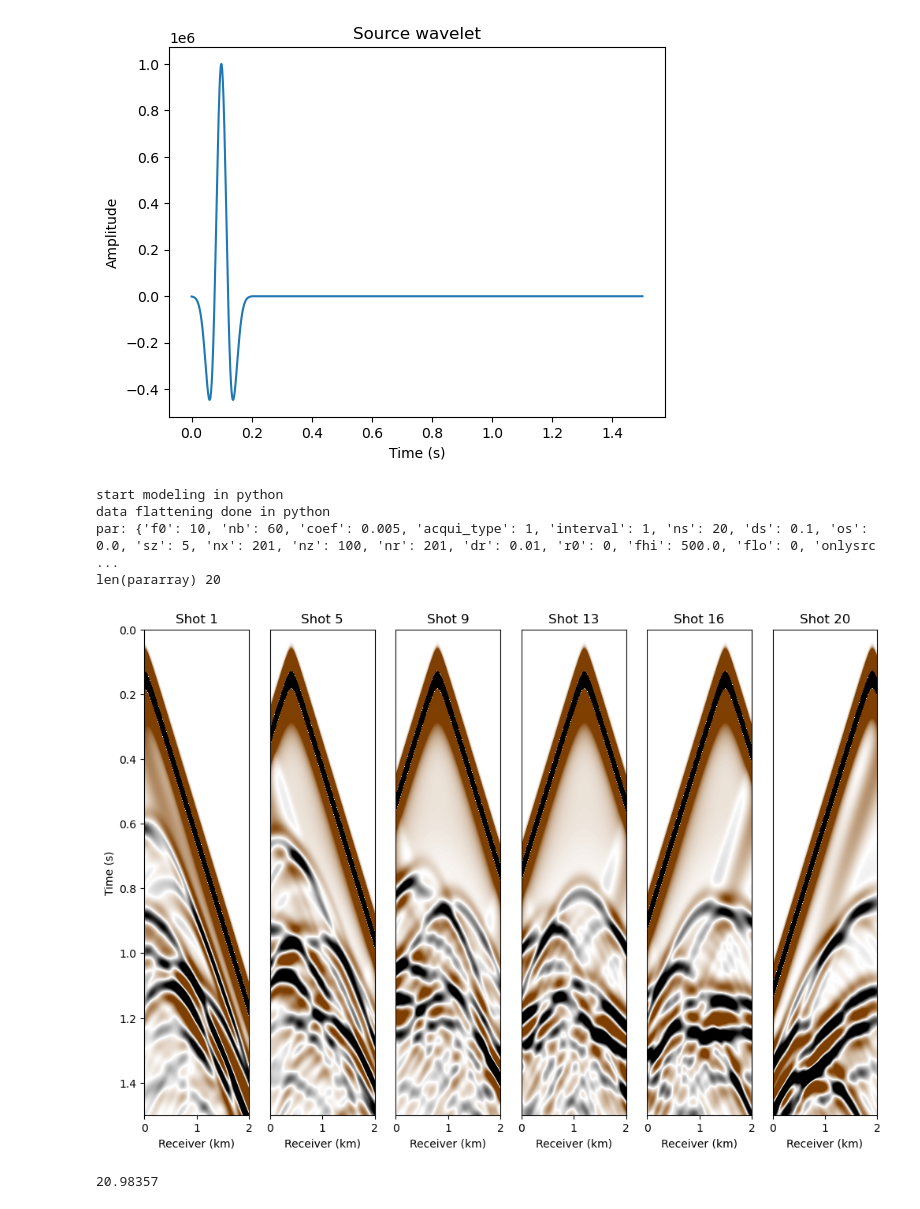
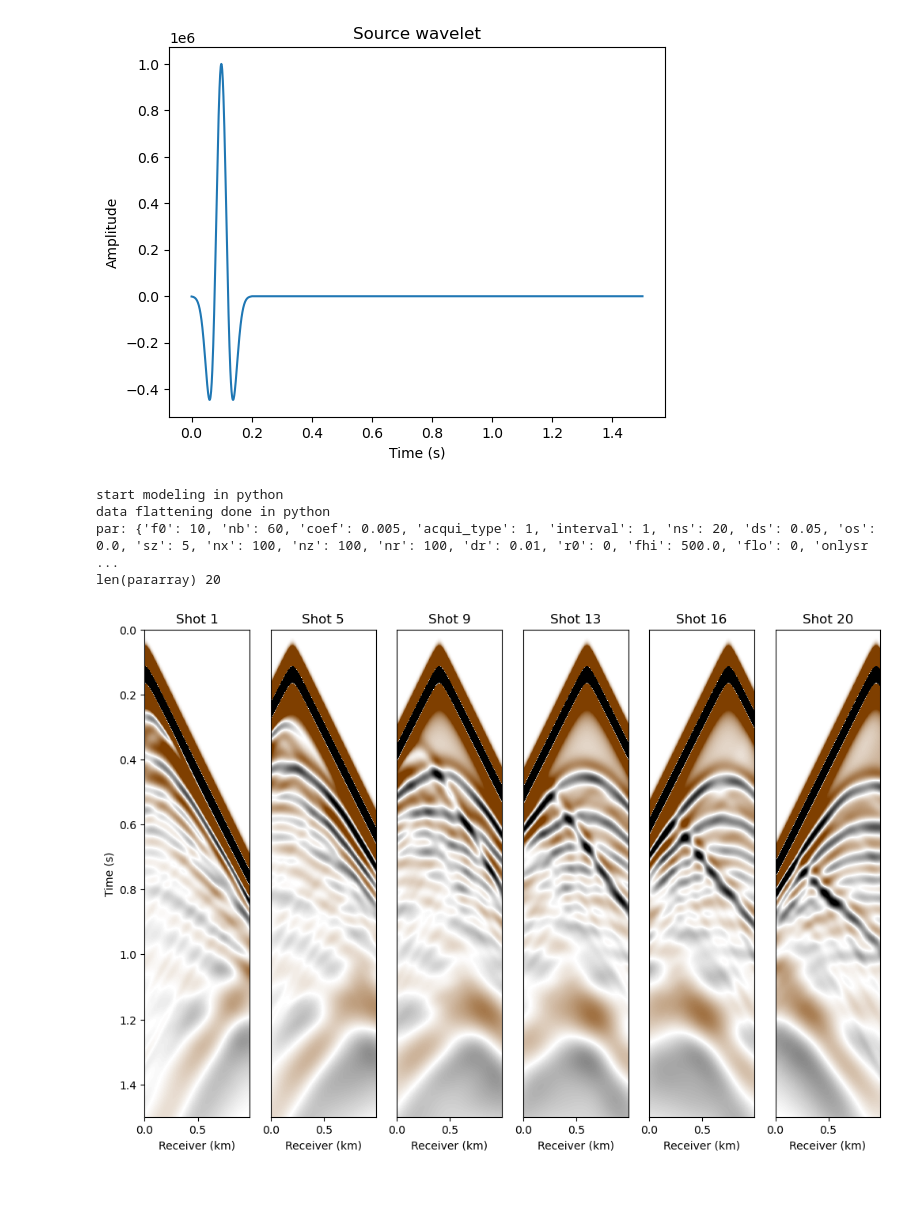
Before and after one commit to aaspip/geofwi, a Jupyter notebook: notebooks/02-full-waveform-inversion.ipynb, the cells around one changed output. Drawn from its saved outputs; the diff is of its cells as text; code cells hidden in the pictures.

```diff
--- a/notebooks/02-full-waveform-inversion.ipynb
+++ b/notebooks/02-full-waveform-inversion.ipynb
@@ -13,20 +13,21 @@ warnings.simplefilter("ignore")
 
 ## Extract on velocity sample from GeoFWI database
 from geofwi import get_vel
-vel=get_vel(layer=6,mode='fault',datapath='../data',indx=200)/1000.0 #turn into the last sample of the last type
+vel=get_vel(layer=10,mode='fault',datapath='../data',indx=0)/1000.0 #turn into the last sample of the last type
 import matplotlib.pyplot as plt
 plt.imshow(vel,cmap=plt.jet());plt.colorbar();
 plt.show()
 
 [nz,nx]=vel.shape;
 
-nx2=201;
+# You can make it denser
+nx2=100;
 nz2=100;
 
-x1=np.arange(nx)*0.02;
-z1=np.arange(nz)*0.02;
+x1=np.arange(nx)*0.01;
+z1=np.arange(nz)*0.01;
 x2=np.arange(nx2)*0.01;
-z2=np.arange(nz2)*0.02;
+z2=np.arange(nz2)*0.01;
 f = interpolate.interp2d (x1, z1, vel)
 vel = f(x2, z2)
 plt.imshow(vel,cmap=plt.jet());plt.colorbar();
@@ -56,7 +57,7 @@ plt.plot(t,wavelet);plt.xlabel('Time (s)');plt.ylabel('Amplitude');plt.title('So
 plt.show()
 
 ## Setting up the parameter dictionary
-mypar={'nz':100, 'nx':201, 'dz': 0.02, 'dx': 0.01, 'oz': 0, 'ox': 0, 'ns': 20, 'ds': 0.1,
+mypar={'nz':100, 'nx':100, 'dz': 0.01, 'dx': 0.01, 'oz': 0, 'ox': 0, 'ns': 20, 'ds': 0.05,
 		'nt': 1501, 'dt': 0.001, 'ot': 0, 'nb':30, 'coef': 0.005, 'acqui_type': 1,
 		'inv': 0, 'waterz': 0, 'onlysrc': True, 'onlyvel': 1, 'conv_error': 0.01, 'niter': 5}
 # %% [output]
@@ -64,43 +65,42 @@ mypar={'nz':100, 'nx':201, 'dz': 0.02, 'dx': 0.01, 'oz': 0, 'ox': 0, 'ns': 20, '
 # %%
 ## Generate data from ground-truth velocity for FWI
 mypar['nb']=60 #try different NB values
+mypar['inv']=True;
+mypar['onlysrc']=True;
+
 data,tmp,tmp,tmp,tmp=pfwi(vel,q,wavelet,src=None,data=None,mode=1,media=1,inv=0,verb=1,par=mypar);
 np.save('fwi-datas-%d.npy'%mypar['ns'],data)
 
 ## Visualize data
 par=mypar
 plt.figure(figsize=(12, 8))
 plt.subplot(1,6,1);
 plt.imshow(data[:,:,0],aspect='auto',clim=(-0.5,0.5), cmap=cseis(),extent=[0,par['dx']*(par['nx']-1),par['dt']*(par['nt']-1),0]);
 plt.title("Shot 1"); plt.ylabel("Time (s)"); plt.xlabel("Receiver (km)");
 plt.subplot(1,6,2);
 plt.imshow(data[:,:,4],aspect='auto',clim=(-0.5,0.5), cmap=cseis(),extent=[0,par['dx']*(par['nx']-1),par['dt']*(par['nt']-1),0]);
 plt.title("Shot 5"); plt.gca().set_yticks([]); plt.xlabel("Receiver (km)");
 plt.subplot(1,6,3);
 plt.imshow(data[:,:,8],aspect='auto',clim=(-0.5,0.5), cmap=cseis(),extent=[0,par['dx']*(par['nx']-1),par['dt']*(par['nt']-1),0]);
 plt.title("Shot 9"); plt.gca().set_yticks([]); plt.xlabel("Receiver (km)");
 
 plt.subplot(1,6,4);
 plt.imshow(data[:,:,12],aspect='auto',clim=(-0.5,0.5), cmap=cseis(),extent=[0,par['dx']*(par['nx']-1),par['dt']*(par['nt']-1),0]);
 plt.title("Shot 13"); plt.gca().set_yticks([]);plt.xlabel("Receiver (km)");
 plt.subplot(1,6,5);
 plt.imshow(data[:,:,15],aspect='auto',clim=(-0.5,0.5), cmap=cseis(),extent=[0,par['dx']*(par['nx']-1),par['dt']*(par['nt']-1),0]);
 plt.title("Shot 16"); plt.gca().set_yticks([]); plt.xlabel("Receiver (km)");
 plt.subplot(1,6,6);
 plt.imshow(data[:,:,19],aspect='auto',clim=(-0.5,0.5), cmap=cseis(),extent=[0,par['dx']*(par['nx']-1),par['dt']*(par['nt']-1),0]);
 plt.title("Shot 20"); plt.gca().set_yticks([]); plt.xlabel("Receiver (km)");
 
 plt.show()
 # %% [output]
 start modeling in python
 data flattening done in python
-par: {'f0': 10, 'nb': 60, 'coef': 0.005, 'acqui_type': 1, 'interval': 1, 'ns': 20, 'ds': 0.1, 'os': 0.0, 'sz': 5, 'nx': 201, 'nz': 100, 'nr': 201, 'dr': 0.01, 'r0': 0, 'fhi': 500.0, 'flo': 0, 'onlysrc ...
+par: {'f0': 10, 'nb': 60, 'coef': 0.005, 'acqui_type': 1, 'interval': 1, 'ns': 20, 'ds': 0.05, 'os': 0.0, 'sz': 5, 'nx': 100, 'nz': 100, 'nr': 100, 'dr': 0.01, 'r0': 0, 'fhi': 500.0, 'flo': 0, 'onlysr ...
 len(pararray) 20
-[figure, old version]
+[figure, new version]
-# %%
-data.max()
-# %% [output]
-20.98357
 # %%
 ## FWI
 mypar['niter']=30;
```
Also changed, not shown: parts of 2 cells of this notebook.
